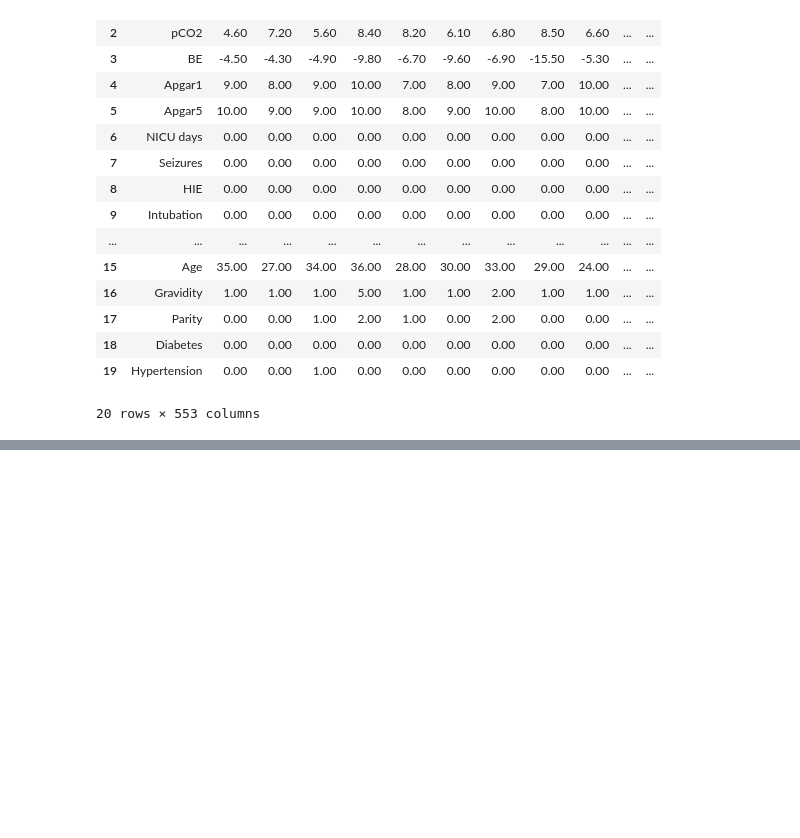
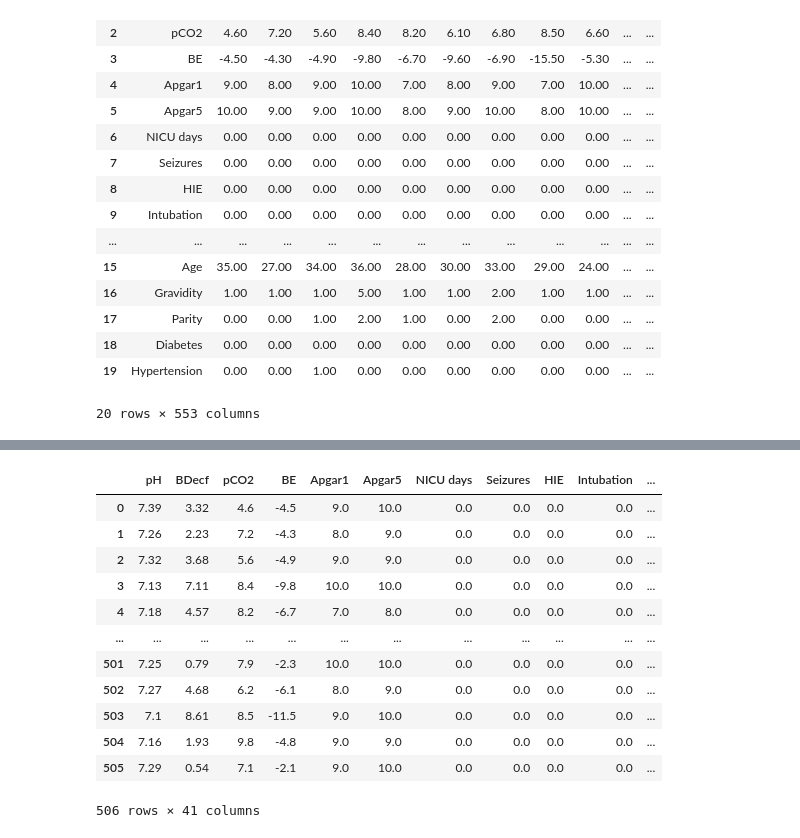
Before and after one commit to Rishabh672003/Learning-machine-learning, a Jupyter notebook: jupyter-notebooks/fetal_health.ipynb, the cells around one changed output, grey strips where cells are left out. Drawn from its saved outputs; the diff is of its cells as text; code cells hidden in the pictures; blank space fills up the shorter version.

```diff
--- a/jupyter-notebooks/fetal_health.ipynb
+++ b/jupyter-notebooks/fetal_health.ipynb
@@ -178,0 +171,7 @@ new_cols.head()
+# %%
+df = df.T
+# %%
+df = df.reset_index(drop=True)
+# %%
+df.columns = [x for x in df.loc[0]]
+df = df[1:].reset_index(drop=True)
@@ -178,0 +188,8 @@ new_cols.head()
+# %%
+df = df.reset_index()  # Reset index to make it a column
+new_cols = new_cols.rename(columns={'index': 'index'})
+
+# Merge on 'index'
+merged_df = df.merge(new_cols, on='index', how='inner')
+
+merged_df.head()
@@ -178,0 +204,16 @@ new_cols.head()
+# %%
+merged_df.drop(["index", 0], axis=1)
+# %% [output]
+|  | pH | BDecf | pCO2 | BE | Apgar1 | Apgar5 | NICU days | Seizures | HIE | Intubation | ... |
+| 0 | 7.39 | 3.32 | 4.6 | -4.5 | 9.0 | 10.0 | 0.0 | 0.0 | 0.0 | 0.0 | ... |
+| 1 | 7.26 | 2.23 | 7.2 | -4.3 | 8.0 | 9.0 | 0.0 | 0.0 | 0.0 | 0.0 | ... |
+| 2 | 7.32 | 3.68 | 5.6 | -4.9 | 9.0 | 9.0 | 0.0 | 0.0 | 0.0 | 0.0 | ... |
+| 3 | 7.13 | 7.11 | 8.4 | -9.8 | 10.0 | 10.0 | 0.0 | 0.0 | 0.0 | 0.0 | ... |
+| 4 | 7.18 | 4.57 | 8.2 | -6.7 | 7.0 | 8.0 | 0.0 | 0.0 | 0.0 | 0.0 | ... |
+| ... | ... | ... | ... | ... | ... | ... | ... | ... | ... | ... | ... |
+| 501 | 7.25 | 0.79 | 7.9 | -2.3 | 10.0 | 10.0 | 0.0 | 0.0 | 0.0 | 0.0 | ... |
+| 502 | 7.27 | 4.68 | 6.2 | -6.1 | 8.0 | 9.0 | 0.0 | 0.0 | 0.0 | 0.0 | ... |
+| 503 | 7.1 | 8.61 | 8.5 | -11.5 | 9.0 | 10.0 | 0.0 | 0.0 | 0.0 | 0.0 | ... |
+| 504 | 7.16 | 1.93 | 9.8 | -4.8 | 9.0 | 9.0 | 0.0 | 0.0 | 0.0 | 0.0 | ... |
+| 505 | 7.29 | 0.54 | 7.1 | -2.1 | 9.0 | 10.0 | 0.0 | 0.0 | 0.0 | 0.0 | ... |
+506 rows × 41 columns
```
Also changed, not shown: parts of 11 cells of this notebook.
